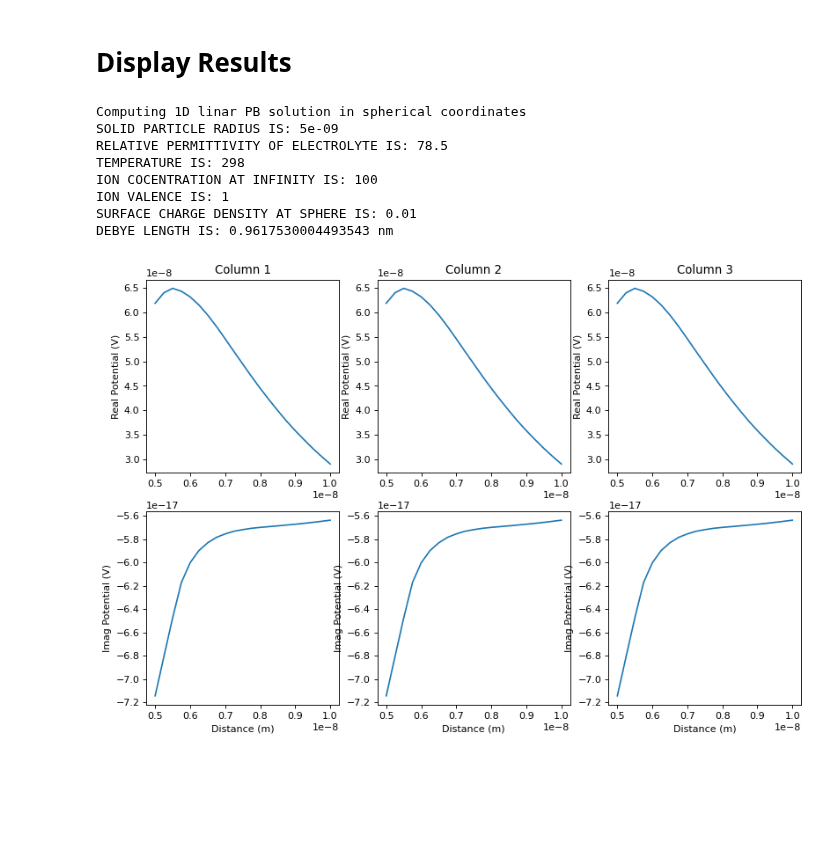
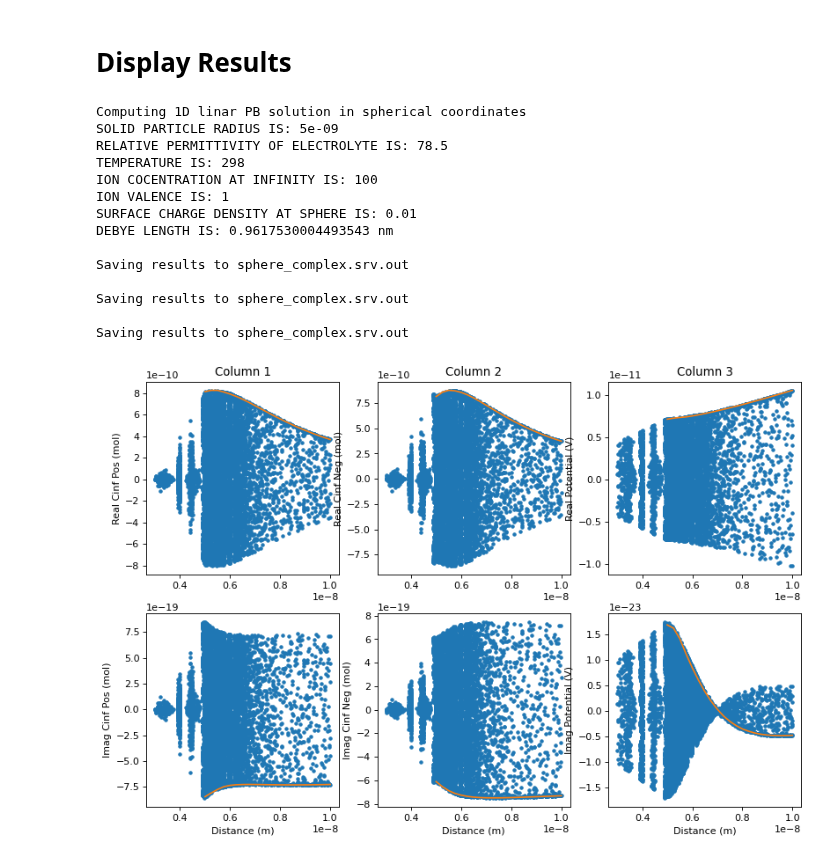
Before and after one commit to yuccadrew/sip, a Jupyter notebook: test_sphere_s61.ipynb, the cells around one changed output. Drawn from its saved outputs; the diff is of its cells as text; code cells hidden in the pictures; blank space fills up the shorter version.

```diff
--- a/test_sphere_s61.ipynb
+++ b/test_sphere_s61.ipynb
@@ -1872,9 +1872,9 @@ if __name__=='__main__':
     unod1=np.reshape(unod[:nnode*nrep],(nnode,nrep))
     unod2=np.reshape(unod[nnode*nrep:],(nnode,nrep))
 
-    output=output_unod(nodes,unod1[:,0],srvfile)
-    u2d=grad2d(nodes,faces,unod1[:,0])
-    u3d=grad3d(nodes,elements,unod1[:,0])
+    #output=output_unod(nodes,unod1[:,0],srvfile)
+    #u2d=grad2d(nodes,faces,unod1[:,0])
+    #u3d=grad3d(nodes,elements,unod1[:,0])
     np.save('sphere_s61',unod)
     print('Done')
 # %% [output]
@@ -1910,38 +1950,50 @@ plt.show()
 %matplotlib inline
 import matplotlib.pyplot as plt
 
 ansol=ansol_sphere(output[:,1:5],a=5e-9,rel_perm=78.5,temp_K=298,
                    cinf=100,zval=1,zeta=0.01,gradflag=1)
 
 fig,ax=plt.subplots(2,3,sharey=False,figsize=(12,8),dpi=80)
 axs=ax.flatten()
 
+real_labels=['Real Cinf Pos (mol)','Real Cinf Neg (mol)','Real Potential (V)']
+imag_labels=['Imag Cinf Pos (mol)','Imag Cinf Neg (mol)','Imag Potential (V)']
+
 dist=np.sqrt(nodes[:,0]**2+nodes[:,1]**2+nodes[:,2]**2)
 mask=(dist>3e-9)&(dist<1e-8)
 for i in range(unod1.shape[1]):
-#     axs[i].plot(dist[mask],np.real(unod1[mask,i]),'.')
+    output=output_unod(nodes,unod1[:,i],srvfile)
+
+    axs[i].plot(dist[mask],np.real(unod1[mask,i]),'.')
 #     axs[i].plot(output[:,1],ansol[:,0],'*')
     axs[i].plot(output[:,1],output[:,6])
     axs[i].set_title('Column %d'%(i+1))
-    axs[i].set_ylabel('Real Potential (V)')
+    axs[i].set_ylabel(real_labels[i])
 
-#     axs[i+3].plot(dist[mask],np.imag(unod1[mask,i]),'.')
+    axs[i+3].plot(dist[mask],np.imag(unod1[mask,i]),'.')
     axs[i+3].plot(output[:,1],output[:,7])
     axs[i+3].set_xlabel('Distance (m)')
-    axs[i+3].set_ylabel('Imag Potential (V)')
+    axs[i+3].set_ylabel(imag_labels[i])
+
 
 #     mask=dist<=5e-9
 #     axs[2].plot(dist[mask],np.real(unod1[mask,0]),'.')
 # %% [output]
 Computing 1D linar PB solution in spherical coordinates
 SOLID PARTICLE RADIUS IS: 5e-09
 RELATIVE PERMITTIVITY OF ELECTROLYTE IS: 78.5
 TEMPERATURE IS: 298
 ION COCENTRATION AT INFINITY IS: 100
 ION VALENCE IS: 1
 SURFACE CHARGE DENSITY AT SPHERE IS: 0.01
 DEBYE LENGTH IS: 0.9617530004493543 nm
+
+Saving results to sphere_complex.srv.out
+
+Saving results to sphere_complex.srv.out
+
+Saving results to sphere_complex.srv.out
-[figure, old version]
+[figure, new version]
 # %%
 %matplotlib inline
 import matplotlib.pyplot as plt
```
Also changed, not shown: parts of 4 cells of this notebook.
